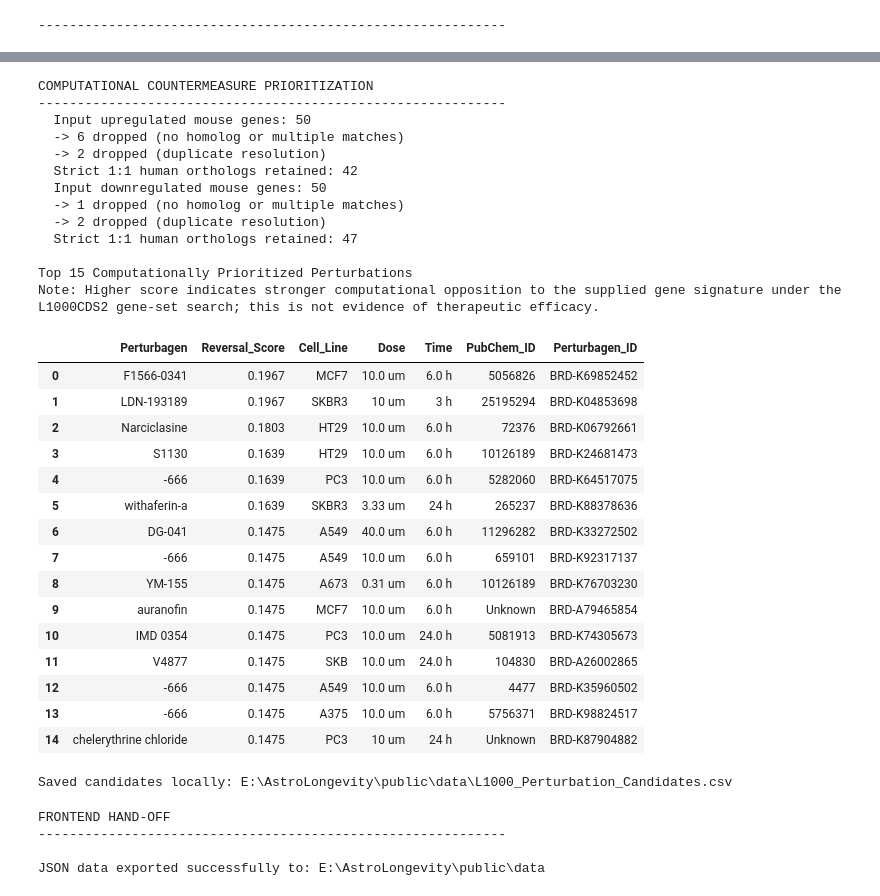
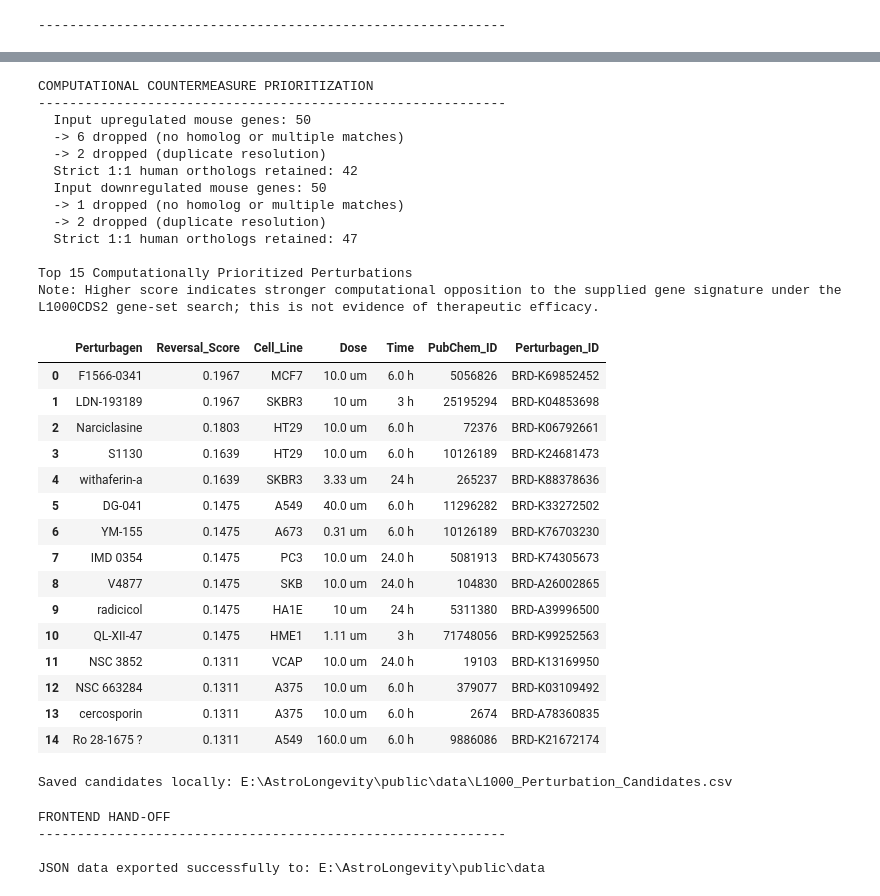
Before and after one commit to labonysur-cloud/AstroLongevity, a Jupyter notebook: notebooks/AstroLongevity_Data_Pipeline.ipynb, the cells around one changed output, grey strips where cells are left out. Drawn from its saved outputs; the diff is of its cells as text; code cells hidden in the pictures.

Commit message:
Final polish: filter out -666 L1000 artifacts and unknown PubChem IDs

```diff
--- a/notebooks/AstroLongevity_Data_Pipeline.ipynb
+++ b/notebooks/AstroLongevity_Data_Pipeline.ipynb
@@ -725,44 +725,51 @@ for entry in api_data.get("topMeta", []):
 df_drugs = pd.DataFrame(candidates)
 if not df_drugs.empty:
     df_drugs = df_drugs.sort_values("Reversal_Score", ascending=False).drop_duplicates(subset=["Perturbagen_ID"]).reset_index(drop=True)
+
+    # Drop LINCS artifacts and drugs without valid PubChem IDs
+    df_drugs = df_drugs[
+        (~df_drugs["Perturbagen"].astype(str).str.contains("-666")) &
+        (df_drugs["PubChem_ID"] != "Unknown")
+    ].reset_index(drop=True)
+
     print("\nTop 15 Computationally Prioritized Perturbations")
     print("Note: Higher score indicates stronger computational opposition to the supplied gene signature under the L1000CDS2 gene-set search; this is not evidence of therapeutic efficacy.")
     display(df_drugs.head(15))
     drug_path = os.path.join(OUTPUT_DIR, "L1000_Perturbation_Candidates.csv")
     df_drugs.to_csv(drug_path, index=False)
     print(f"\nSaved candidates locally: {drug_path}")
 else:
     print("\nNo drugs returned from L1000CDS2 API.")
 # %% [output]
 COMPUTATIONAL COUNTERMEASURE PRIORITIZATION
 ------------------------------------------------------------
   Input upregulated mouse genes: 50
   -> 6 dropped (no homolog or multiple matches)
   -> 2 dropped (duplicate resolution)
   Strict 1:1 human orthologs retained: 42
   Input downregulated mouse genes: 50
   -> 1 dropped (no homolog or multiple matches)
   -> 2 dropped (duplicate resolution)
   Strict 1:1 human orthologs retained: 47
 
 Top 15 Computationally Prioritized Perturbations
 Note: Higher score indicates stronger computational opposition to the supplied gene signature under the L1000CDS2 gene-set search; this is not evidence of therapeutic efficacy.
 |  | Perturbagen | Reversal_Score | Cell_Line | Dose | Time | PubChem_ID | Perturbagen_ID |
 | 0 | F1566-0341 | 0.1967 | MCF7 | 10.0 um | 6.0 h | 5056826 | BRD-K69852452 |
 | 1 | LDN-193189 | 0.1967 | SKBR3 | 10 um | 3 h | 25195294 | BRD-K04853698 |
 | 2 | Narciclasine | 0.1803 | HT29 | 10.0 um | 6.0 h | 72376 | BRD-K06792661 |
 | 3 | S1130 | 0.1639 | HT29 | 10.0 um | 6.0 h | 10126189 | BRD-K24681473 |
-| 4 | -666 | 0.1639 | PC3 | 10.0 um | 6.0 h | 5282060 | BRD-K64517075 |
-| 5 | withaferin-a | 0.1639 | SKBR3 | 3.33 um | 24 h | 265237 | BRD-K88378636 |
-| 6 | DG-041 | 0.1475 | A549 | 40.0 um | 6.0 h | 11296282 | BRD-K33272502 |
-| 7 | -666 | 0.1475 | A549 | 10.0 um | 6.0 h | 659101 | BRD-K92317137 |
-| 8 | YM-155 | 0.1475 | A673 | 0.31 um | 6.0 h | 10126189 | BRD-K76703230 |
-| 9 | auranofin | 0.1475 | MCF7 | 10.0 um | 6.0 h | Unknown | BRD-A79465854 |
-| 10 | IMD 0354 | 0.1475 | PC3 | 10.0 um | 24.0 h | 5081913 | BRD-K74305673 |
-| 11 | V4877 | 0.1475 | SKB | 10.0 um | 24.0 h | 104830 | BRD-A26002865 |
-| 12 | -666 | 0.1475 | A549 | 10.0 um | 6.0 h | 4477 | BRD-K35960502 |
-| 13 | -666 | 0.1475 | A375 | 10.0 um | 6.0 h | 5756371 | BRD-K98824517 |
-| 14 | chelerythrine chloride | 0.1475 | PC3 | 10 um | 24 h | Unknown | BRD-K87904882 |
+| 4 | withaferin-a | 0.1639 | SKBR3 | 3.33 um | 24 h | 265237 | BRD-K88378636 |
+| 5 | DG-041 | 0.1475 | A549 | 40.0 um | 6.0 h | 11296282 | BRD-K33272502 |
+| 6 | YM-155 | 0.1475 | A673 | 0.31 um | 6.0 h | 10126189 | BRD-K76703230 |
+| 7 | IMD 0354 | 0.1475 | PC3 | 10.0 um | 24.0 h | 5081913 | BRD-K74305673 |
+| 8 | V4877 | 0.1475 | SKB | 10.0 um | 24.0 h | 104830 | BRD-A26002865 |
+| 9 | radicicol | 0.1475 | HA1E | 10 um | 24 h | 5311380 | BRD-A39996500 |
+| 10 | QL-XII-47 | 0.1475 | HME1 | 1.11 um | 3 h | 71748056 | BRD-K99252563 |
+| 11 | NSC 3852 | 0.1311 | VCAP | 10.0 um | 24.0 h | 19103 | BRD-K13169950 |
+| 12 | NSC 663284 | 0.1311 | A375 | 10.0 um | 6.0 h | 379077 | BRD-K03109492 |
+| 13 | cercosporin | 0.1311 | A375 | 10.0 um | 6.0 h | 2674 | BRD-A78360835 |
+| 14 | Ro 28-1675 ? | 0.1311 | A549 | 160.0 um | 6.0 h | 9886086 | BRD-K21672174 |
 Saved candidates locally: E:\AstroLongevity\public\data\L1000_Perturbation_Candidates.csv
 # %%
 # Cell 9: Frontend Data Export
```
Also changed, not shown: parts of 4 cells of this notebook, 7 other files.
